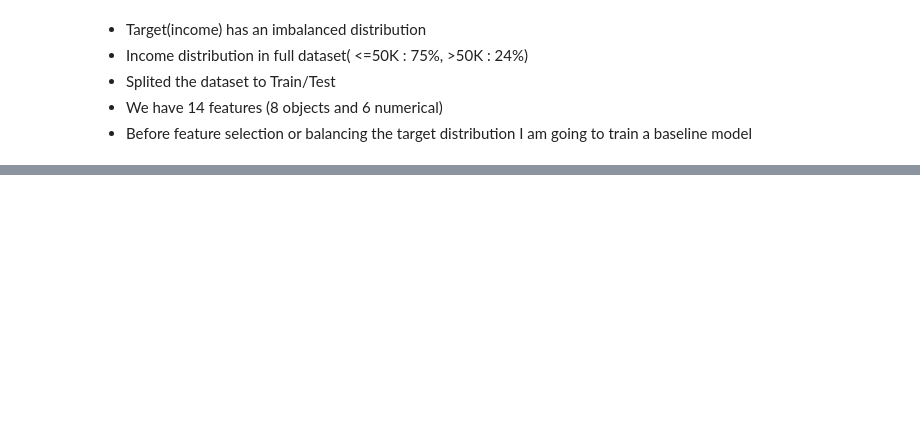
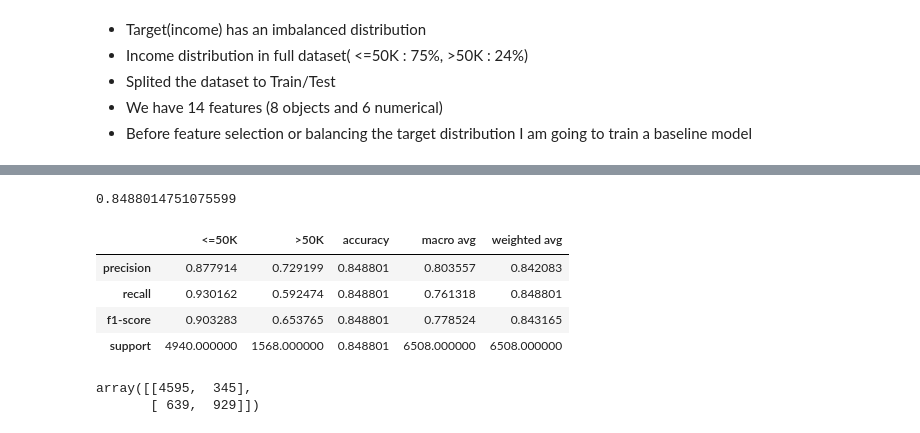
Before and after one commit to shukriaarifi/income_prediction, a Jupyter notebook: notebooks/income_prediction.ipynb, the cells around one changed output, grey strips where cells are left out. Saved outputs shown, nothing was run; the diff lists cells and outputs as text; code cells hidden in the pictures; blank space fills up the shorter version.

Commit message:
trained baseline model

```diff
--- a/notebooks/income_prediction.ipynb
+++ b/notebooks/income_prediction.ipynb
@@ -310,0 +334,6 @@ dtype: int64
+# %%
+baseline_model= Pipeline(steps=[
+    ("prerocessor", preprocessor),
+    ("classifier", LogisticRegression(max_iter=1000))])
+# %%
+baseline_model.fit(x_train, y_train)
@@ -310,0 +352,2 @@ dtype: int64
+# %%
+y_pred_BL= baseline_model.predict(x_test)
@@ -310,0 +358,4 @@ dtype: int64
+# %%
+accuracy_BL
+# %% [output]
+0.8488014751075599
@@ -310,0 +364,10 @@ dtype: int64
+# %%
+BL_report= classification_report(y_test, y_pred_BL, output_dict=True)
+# %%
+pd.DataFrame(BL_report)
+# %% [output]
+|  | <=50K | >50K | accuracy | macro avg | weighted avg |
+| precision | 0.877914 | 0.729199 | 0.848801 | 0.803557 | 0.842083 |
+| recall | 0.930162 | 0.592474 | 0.848801 | 0.761318 | 0.848801 |
+| f1-score | 0.903283 | 0.653765 | 0.848801 | 0.778524 | 0.843165 |
+| support | 4940.000000 | 1568.000000 | 0.848801 | 6508.000000 | 6508.000000 |
@@ -310,0 +376,5 @@ dtype: int64
+# %%
+confusion_matrix(y_test, y_pred_BL)
+# %% [output]
+array([[4595,  345],
+       [ 639,  929]])
```
Also changed, not shown: parts of 15 cells of this notebook.
